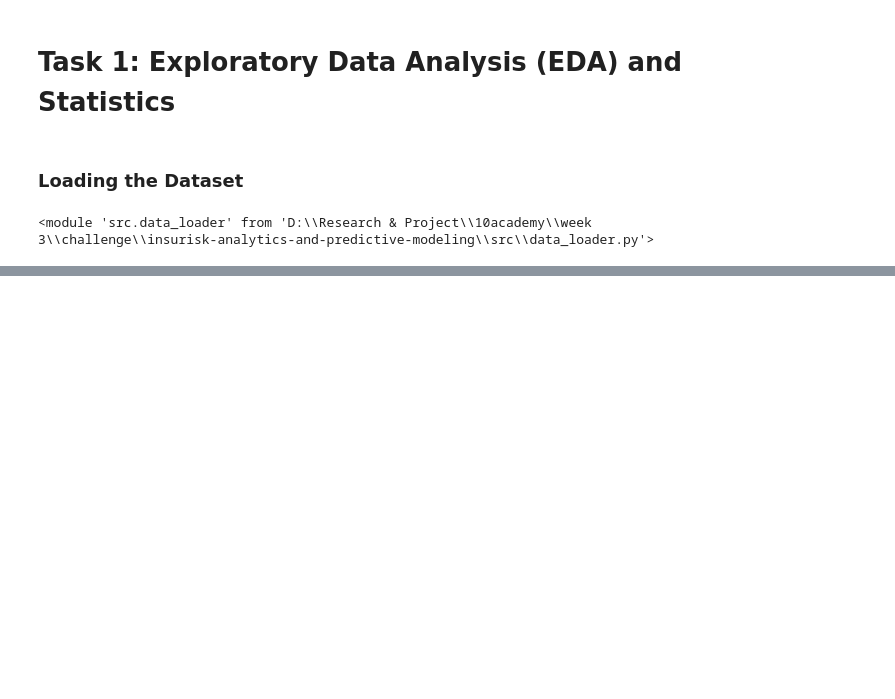
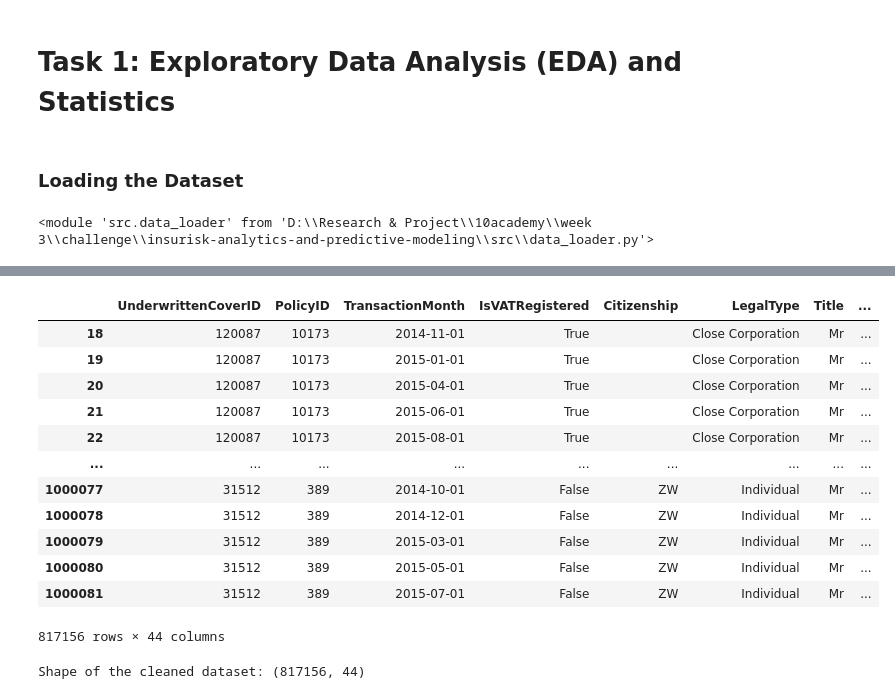
Before and after one commit to chalasimon/insurisk-analytics-and-predictive-modeling, a Jupyter notebook: notebooks/eda.ipynb, the cells around one changed output, grey strips where cells are left out. Cells and saved outputs as stored; diff of their text form; code cells hidden in the pictures; blank space fills up the shorter version.

Commit message:
feat: data cleaning done

```diff
--- a/notebooks/eda.ipynb
+++ b/notebooks/eda.ipynb
@@ -29,0 +173,6 @@ df = loader.load_data('MachineLearningRating_v3.txt')
+# %%
+# Loading modules  to perform preprocessing
+from src.analysis.preprocessing import Preprocessing
+import src.analysis.preprocessing
+reload(src.analysis.preprocessing)
+preprocessing = Preprocessing(df)
@@ -29,0 +181,3 @@ df = loader.load_data('MachineLearningRating_v3.txt')
+# %%
+# drop the columns with more than 5% missing values
+clean_df = preprocessing.preprocess()
@@ -29,0 +199,21 @@ df = loader.load_data('MachineLearningRating_v3.txt')
+# %%
+clean_df
+# %% [output]
+|  | UnderwrittenCoverID | PolicyID | TransactionMonth | IsVATRegistered | Citizenship | LegalType | Title | ... |
+| 18 | 120087 | 10173 | 2014-11-01 | True |  | Close Corporation | Mr | ... |
+| 19 | 120087 | 10173 | 2015-01-01 | True |  | Close Corporation | Mr | ... |
+| 20 | 120087 | 10173 | 2015-04-01 | True |  | Close Corporation | Mr | ... |
+| 21 | 120087 | 10173 | 2015-06-01 | True |  | Close Corporation | Mr | ... |
+| 22 | 120087 | 10173 | 2015-08-01 | True |  | Close Corporation | Mr | ... |
+| ... | ... | ... | ... | ... | ... | ... | ... | ... |
+| 1000077 | 31512 | 389 | 2014-10-01 | False | ZW | Individual | Mr | ... |
+| 1000078 | 31512 | 389 | 2014-12-01 | False | ZW | Individual | Mr | ... |
+| 1000079 | 31512 | 389 | 2015-03-01 | False | ZW | Individual | Mr | ... |
+| 1000080 | 31512 | 389 | 2015-05-01 | False | ZW | Individual | Mr | ... |
+| 1000081 | 31512 | 389 | 2015-07-01 | False | ZW | Individual | Mr | ... |
+817156 rows × 44 columns
+# %%
+# shape of the cleaned dataset
+print("Shape of the cleaned dataset:", clean_df.shape)
+# %% [output]
+Shape of the cleaned dataset: (817156, 44)
```
Also changed, not shown: parts of 14 cells of this notebook, 3 other files.
